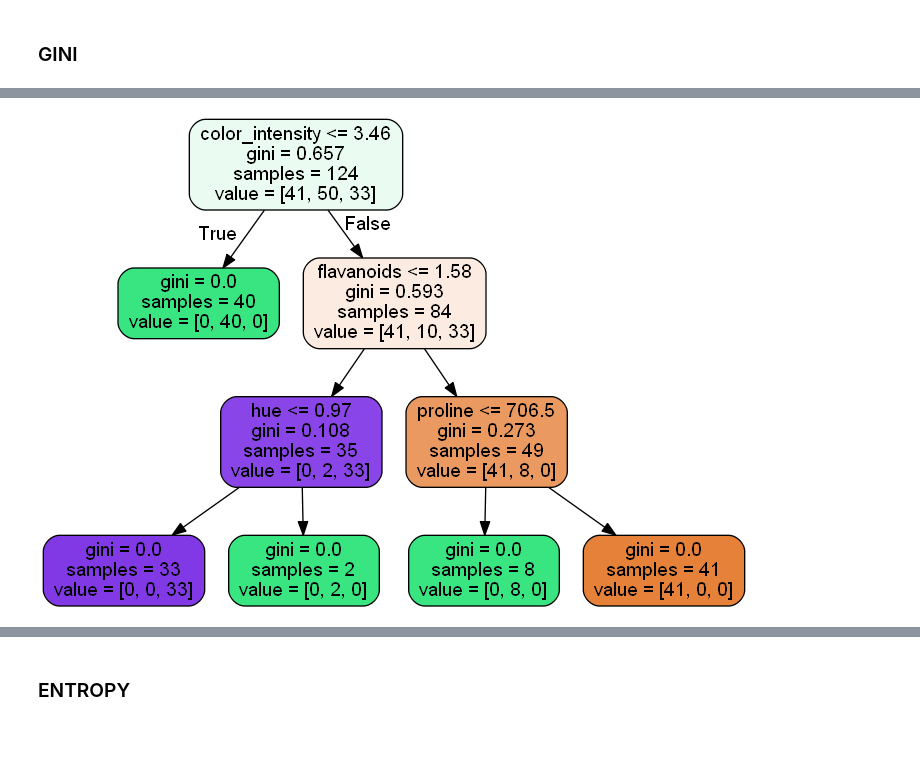
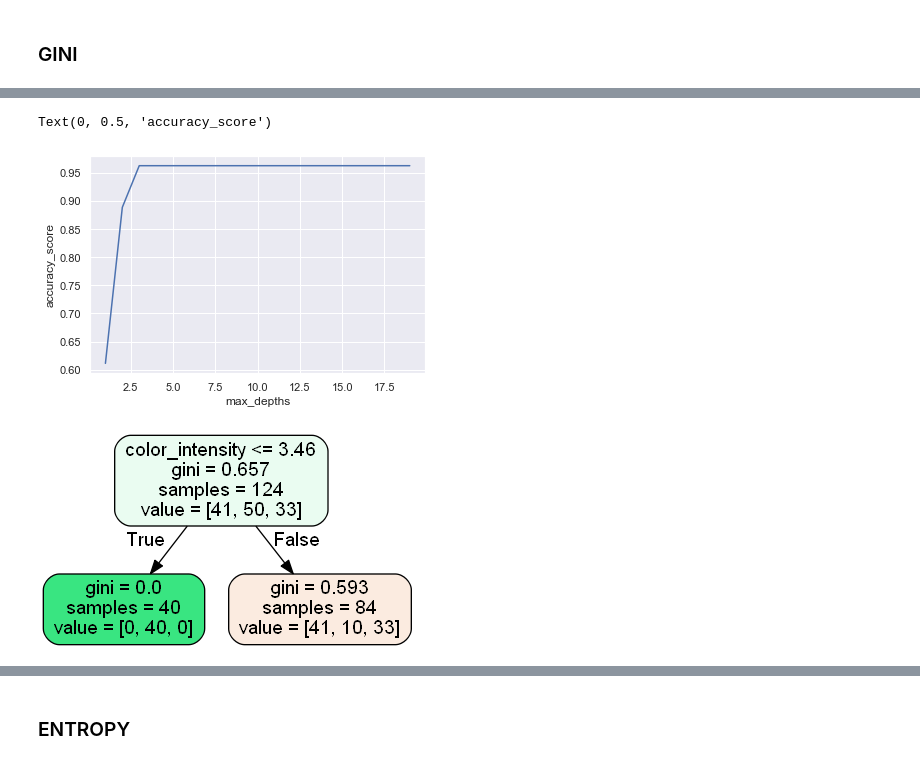
Before and after one commit to euisuk-chung/adv-statistical-ml, a Jupyter notebook: assignment/7장_CART.ipynb, the cells around one changed output, grey strips where cells are left out. Drawn from its saved outputs; the diff is of its cells as text; code cells hidden in the pictures; blank space fills up the shorter version.

```diff
--- a/assignment/7장_CART.ipynb
+++ b/assignment/7장_CART.ipynb
@@ -141,14 +143,24 @@ DT_gini
+# %%
+plt.plot(DT_gini['max_depths'], DT_gini['accuracy_score'])
+plt.xlabel('max_depths')
+plt.ylabel('accuracy_score')
+# %% [output]
+Text(0, 0.5, 'accuracy_score')
+[figure, added]
 # %%
 # Graphic
 from pydotplus import graph_from_dot_data  # "pydotplus"는 따로 설치해야 함.
 from sklearn.tree import export_graphviz
-dot_data = export_graphviz(dtc_gini, filled=True, rounded=True,
+dtc_gini_d1 = DecisionTreeClassifier(criterion='gini', max_depth=1, random_state=1)
+dtc_gini_d1 = dtc_gini_d1.fit(X_train, y_train)
+
+dot_data = export_graphviz(dtc_gini_d1, filled=True, rounded=True,
                            feature_names = X_train.columns,
                            out_file=None)
 graph = graph_from_dot_data(dot_data)
-graph.write_png('tree.png')  # 현재경로(import os 엔터 os.getcwd()로 확인)에 저 장
+graph.write_png('tree_gini_d1.png')  # 현재경로(import os 엔터 os.getcwd()로 확인)에 저 장
 
 from IPython.display import Image
 Image(graph.create_png())   # Console 창에 결과 그림 출력
 # %% [output]
-[figure, old version]
+[figure, new version]
```
Also changed, not shown: parts of 11 cells of this notebook, 6 other files.
